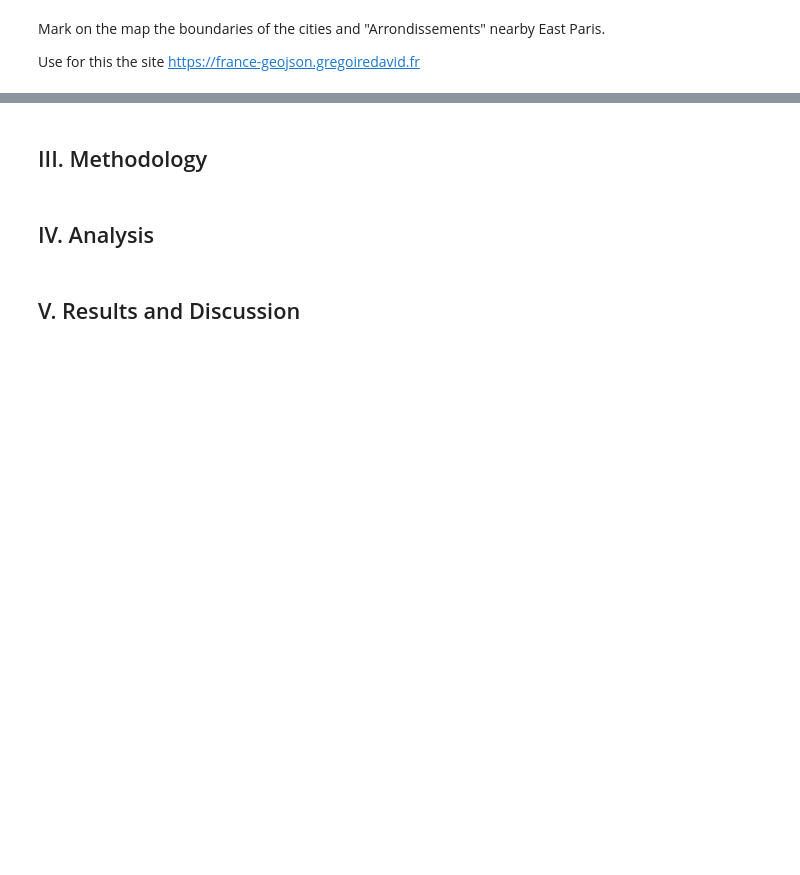
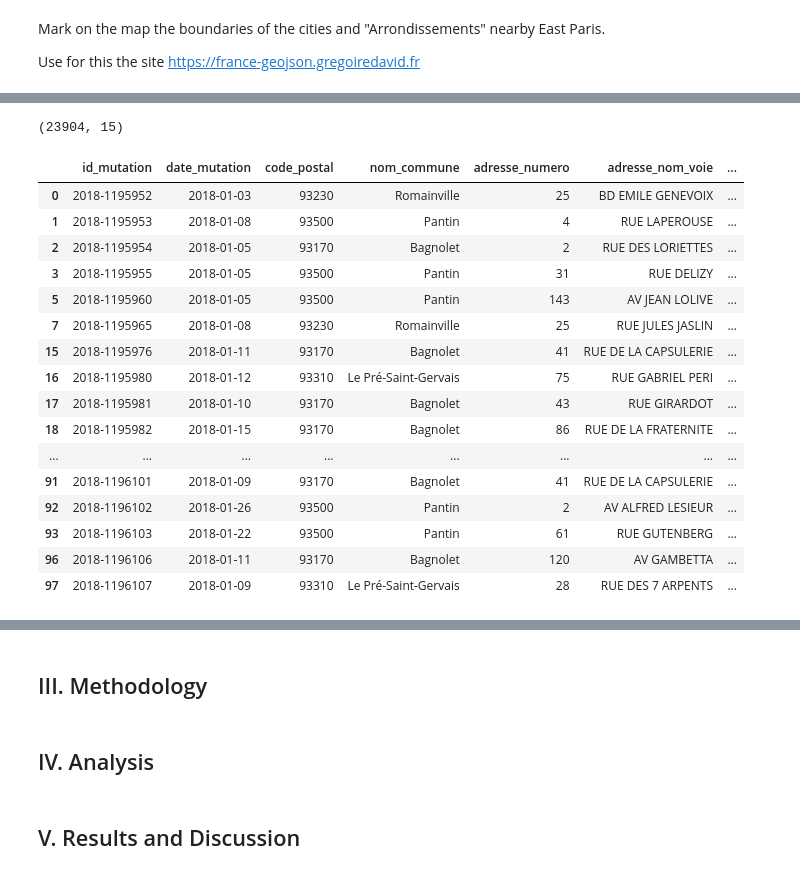
Before and after one commit to paulpreda/coursera_capstone, a Jupyter notebook: Paris - City of Light.ipynb, the cells around one changed output, grey strips where cells are left out. Cells and saved outputs as stored; diff of their text form; code cells hidden in the pictures; blank space fills up the shorter version.

```diff
--- a/Paris - City of Light.ipynb
+++ b/Paris - City of Light.ipynb
@@ -127,0 +328,4 @@ restate_primary_data.dtypes
+# %%
+df2 = df_east_paris_primary.groupby(['id_mutation'])\
+    [['numero_disposition', 'surface_reelle_bati', 'Appartement', 'Dépendance', 'Local industriel. commercial ou assimilé', 'Maison']].sum().reset_index()
+df2.head()
@@ -127,0 +345,4 @@ restate_primary_data.dtypes
+# %%
+df3 = df1.join(df2.set_index('id_mutation'), on='id_mutation')
+print (df3.shape)
+df3.head()
@@ -127,0 +357,34 @@ restate_primary_data.dtypes
+# %%
+index_coll = df3[df3['Local industriel. commercial ou assimilé'] >= 1].index
+index_coll = index_coll.append(df3[df3['Maison'] >= 1].index)
+index_coll = index_coll.append(df3[df3['Appartement'] < 1].index)
+df4 = df3.drop(index_coll)
+print(df4.shape)
+# %% [output]
+(23904, 15)
+# %%
+#insert a new column - prix au m2
+df4.insert(loc=len(df4.columns), column='prix_m2', value=0.0)
+
+#assign the price - it will generate a warning!
+df4.loc[:, 'prix_m2'] = df4['valeur_fonciere'] / df4['surface_reelle_bati']
+# %%
+df4.head(50)
+# %% [output]
+|  | id_mutation | date_mutation | code_postal | nom_commune | adresse_numero | adresse_nom_voie | ... |
+| 0 | 2018-1195952 | 2018-01-03 | 93230 | Romainville | 25 | BD EMILE GENEVOIX | ... |
+| 1 | 2018-1195953 | 2018-01-08 | 93500 | Pantin | 4 | RUE LAPEROUSE | ... |
+| 2 | 2018-1195954 | 2018-01-05 | 93170 | Bagnolet | 2 | RUE DES LORIETTES | ... |
+| 3 | 2018-1195955 | 2018-01-05 | 93500 | Pantin | 31 | RUE DELIZY | ... |
+| 5 | 2018-1195960 | 2018-01-05 | 93500 | Pantin | 143 | AV JEAN LOLIVE | ... |
+| 7 | 2018-1195965 | 2018-01-08 | 93230 | Romainville | 25 | RUE JULES JASLIN | ... |
+| 15 | 2018-1195976 | 2018-01-11 | 93170 | Bagnolet | 41 | RUE DE LA CAPSULERIE | ... |
+| 16 | 2018-1195980 | 2018-01-12 | 93310 | Le Pré-Saint-Gervais | 75 | RUE GABRIEL PERI | ... |
+| 17 | 2018-1195981 | 2018-01-10 | 93170 | Bagnolet | 43 | RUE GIRARDOT | ... |
+| 18 | 2018-1195982 | 2018-01-15 | 93170 | Bagnolet | 86 | RUE DE LA FRATERNITE | ... |
+| ... | ... | ... | ... | ... | ... | ... | ... |
+| 91 | 2018-1196101 | 2018-01-09 | 93170 | Bagnolet | 41 | RUE DE LA CAPSULERIE | ... |
+| 92 | 2018-1196102 | 2018-01-26 | 93500 | Pantin | 2 | AV ALFRED LESIEUR | ... |
+| 93 | 2018-1196103 | 2018-01-22 | 93500 | Pantin | 61 | RUE GUTENBERG | ... |
+| 96 | 2018-1196106 | 2018-01-11 | 93170 | Bagnolet | 120 | AV GAMBETTA | ... |
+| 97 | 2018-1196107 | 2018-01-09 | 93310 | Le Pré-Saint-Gervais | 28 | RUE DES 7 ARPENTS | ... |
```
Also changed, not shown: parts of 28 cells of this notebook.
